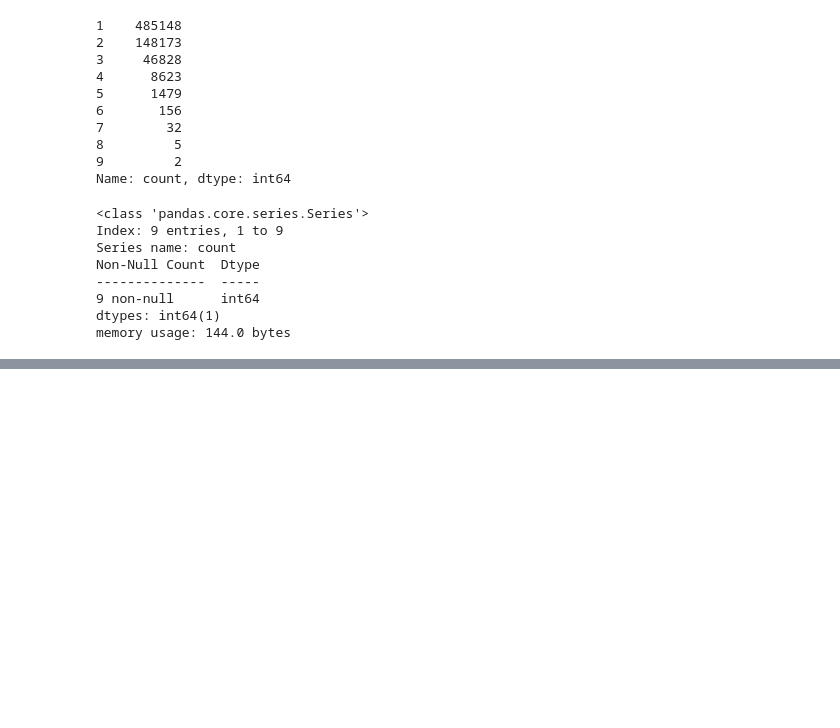
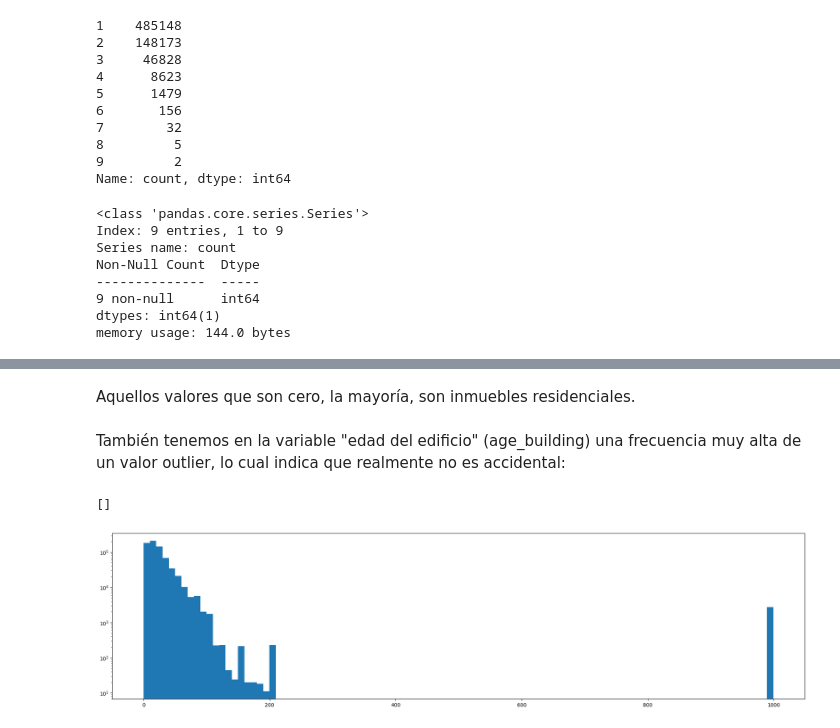
Before and after one commit to JuanitoNob/earthquakes-, a Jupyter notebook: proyecto_earthquake.ipynb, the cells around one changed output, grey strips where cells are left out. Saved outputs shown, nothing was run; the diff lists cells and outputs as text; code cells hidden in the pictures; blank space fills up the shorter version.

```diff
--- a/proyecto_earthquake.ipynb
+++ b/proyecto_earthquake.ipynb
@@ -1565,4 +1644,12 @@ features.iloc[37950,92:102]
+# %% [markdown]
+Aquellos valores que son cero, la mayoría, son inmuebles residenciales.
+# %% [markdown]
+También tenemos en la variable "edad del edificio" (age_building) una frecuencia muy alta de un valor outlier, lo cual indica que realmente no es accidental:
 # %%
-plt.hist(features.plinth_area_sq_ft.sort_index(), bins=100)
+fig, ax = plt.subplots(figsize=(25,6))
+ax.hist(features.age_building, bins=100)
 plt.yscale("log")
 plt.plot()
+# %% [output]
+[]
+[figure, added]
```
Also changed, not shown: parts of 21 cells of this notebook.
